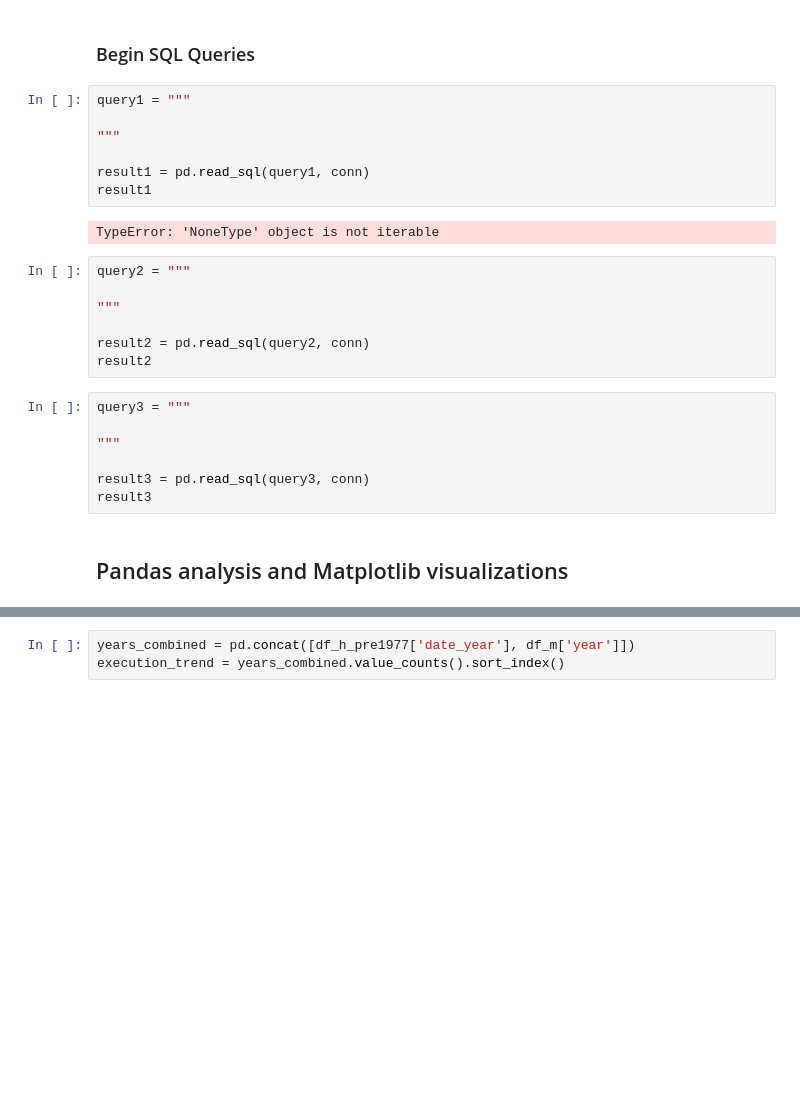
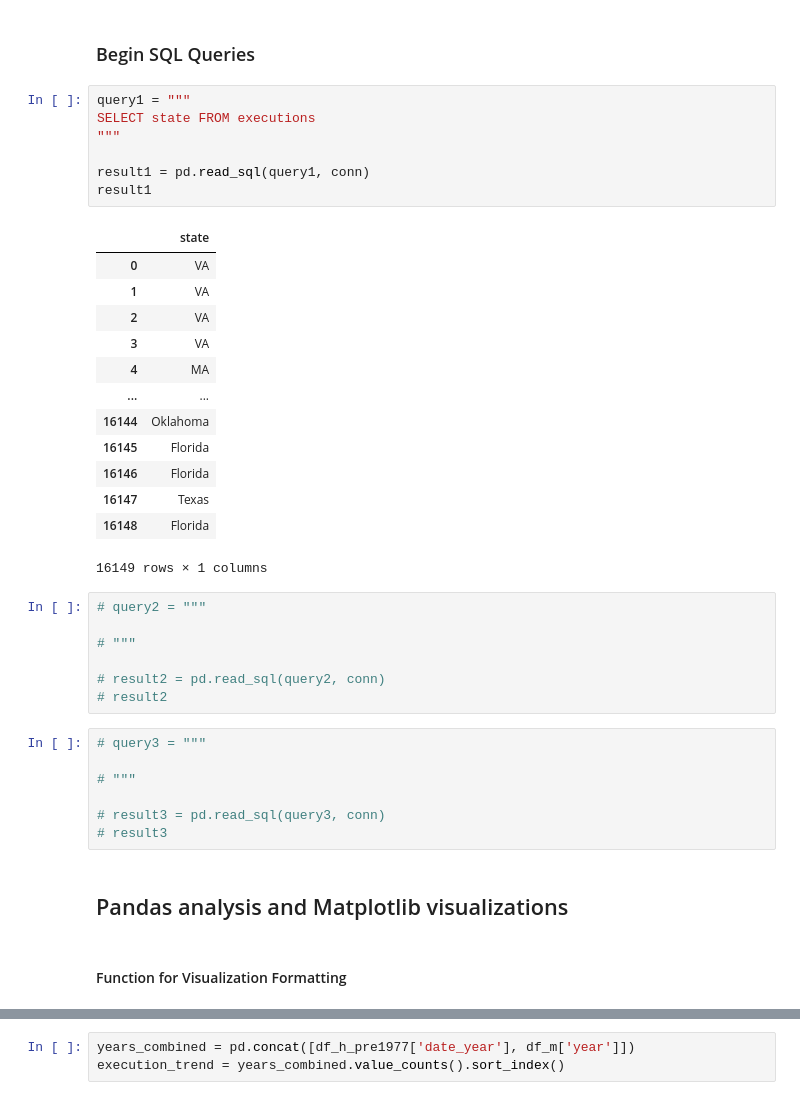
Before and after one commit to max-reevage/us-execution-trends-exploration, a Jupyter notebook: notebooks/execution_data_practice.ipynb, the cells around one changed output, grey strips where cells are left out. Cells and saved outputs as stored; diff of their text form; blank space fills up the shorter version.

```diff
--- a/notebooks/execution_data_practice.ipynb
+++ b/notebooks/execution_data_practice.ipynb
@@ -382,26 +388,40 @@ crime_com_df.to_sql('crime_com', conn, if_exists='replace', index=False)
 ### Begin SQL Queries
 # %%
 query1 = """
-
+SELECT state FROM executions
 """
 
 result1 = pd.read_sql(query1, conn)
 result1
 # %% [output]
+|  | state |
+| 0 | VA |
+| 1 | VA |
+| 2 | VA |
+| 3 | VA |
+| 4 | MA |
+| ... | ... |
+| 16144 | Oklahoma |
+| 16145 | Florida |
+| 16146 | Florida |
+| 16147 | Texas |
+| 16148 | Florida |
-TypeError: 'NoneType' object is not iterable
+16149 rows × 1 columns
 # %%
-query2 = """
+# query2 = """
 
-"""
+# """
 
-result2 = pd.read_sql(query2, conn)
-result2
+# result2 = pd.read_sql(query2, conn)
+# result2
 # %%
-query3 = """
+# query3 = """
 
-"""
+# """
 
-result3 = pd.read_sql(query3, conn)
-result3
+# result3 = pd.read_sql(query3, conn)
+# result3
 # %% [markdown]
 ## Pandas analysis and Matplotlib visualizations
+# %% [markdown]
+#### Function for Visualization Formatting
```
Also changed, not shown: parts of 6 cells of this notebook, 1 other file.
